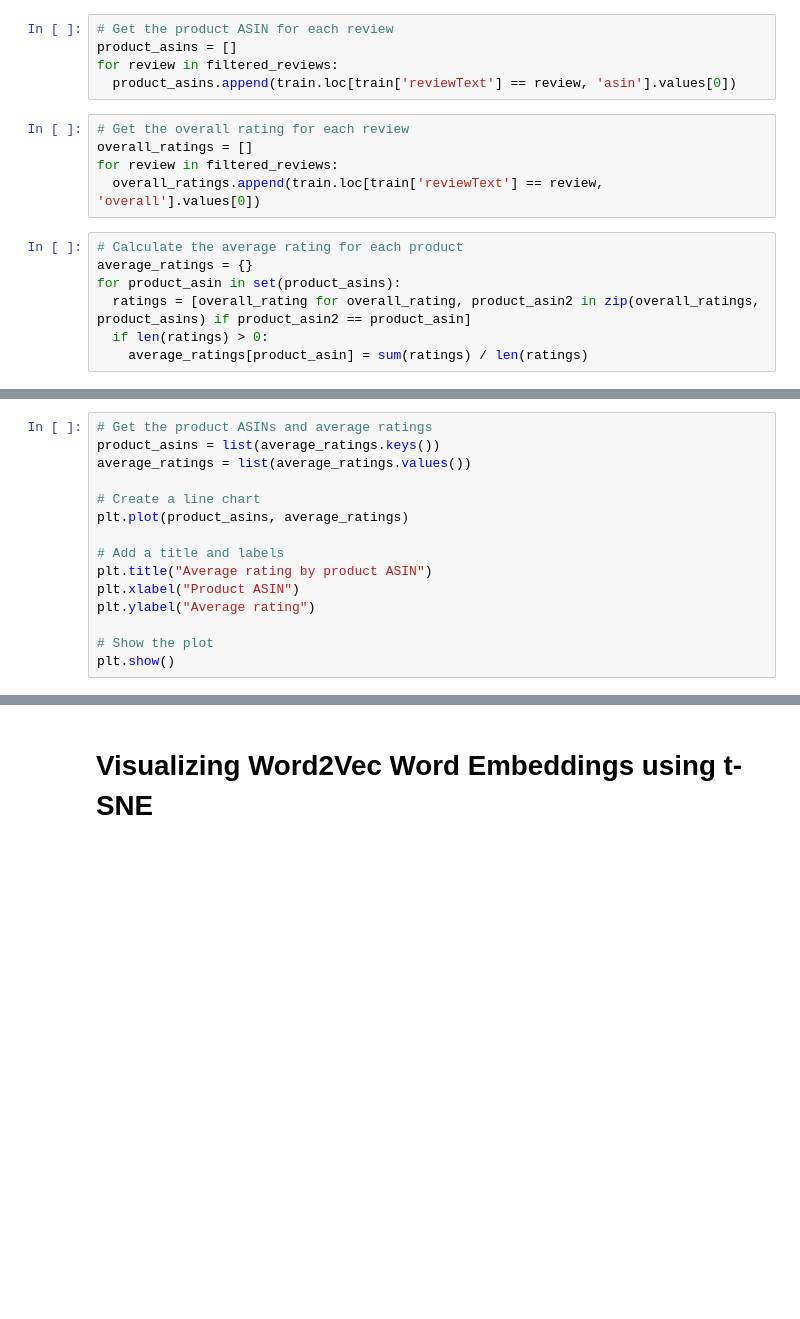
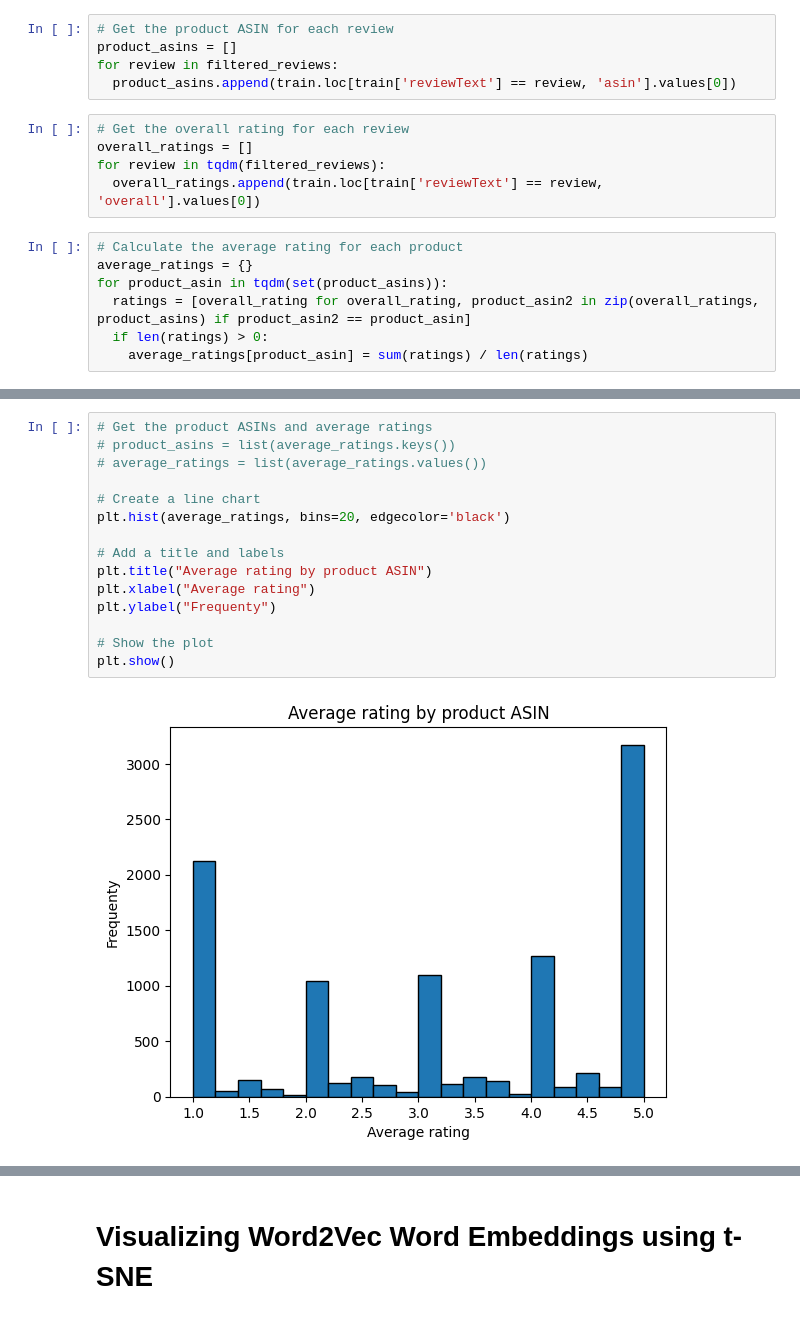
Before and after one commit to mr-robot77/Quera_G11-Project3, a Jupyter notebook: Problem2-Sentiment Analysis-NLP/Sentiment_Analysis_Amazon_NLP_Q2.ipynb, the cells around one changed output, grey strips where cells are left out. Saved outputs shown, nothing was run; the diff lists cells and outputs as text; blank space fills up the shorter version.

```diff
--- a/Problem2-Sentiment Analysis-NLP/Sentiment_Analysis_Amazon_NLP_Q2.ipynb
+++ b/Problem2-Sentiment Analysis-NLP/Sentiment_Analysis_Amazon_NLP_Q2.ipynb
@@ -442,12 +483,12 @@ for review in filtered_reviews:
 # %%
 # Get the overall rating for each review
 overall_ratings = []
-for review in filtered_reviews:
+for review in tqdm(filtered_reviews):
   overall_ratings.append(train.loc[train['reviewText'] == review, 'overall'].values[0])
 # %%
 # Calculate the average rating for each product
 average_ratings = {}
-for product_asin in set(product_asins):
+for product_asin in tqdm(set(product_asins)):
   ratings = [overall_rating for overall_rating, product_asin2 in zip(overall_ratings, product_asins) if product_asin2 == product_asin]
   if len(ratings) > 0:
     average_ratings[product_asin] = sum(ratings) / len(ratings)
@@ -458,16 +517,18 @@ for product_asin, average_rating in average_ratings.items():
 # %%
 # Get the product ASINs and average ratings
-product_asins = list(average_ratings.keys())
-average_ratings = list(average_ratings.values())
+# product_asins = list(average_ratings.keys())
+# average_ratings = list(average_ratings.values())
 
 # Create a line chart
-plt.plot(product_asins, average_ratings)
+plt.hist(average_ratings, bins=20, edgecolor='black')
 
 # Add a title and labels
 plt.title("Average rating by product ASIN")
-plt.xlabel("Product ASIN")
-plt.ylabel("Average rating")
+plt.xlabel("Average rating")
+plt.ylabel("Frequenty")
 
 # Show the plot
 plt.show()
+# %% [output]
+[figure, added]
 # %%
```
Also changed, not shown: parts of 24 cells of this notebook.
